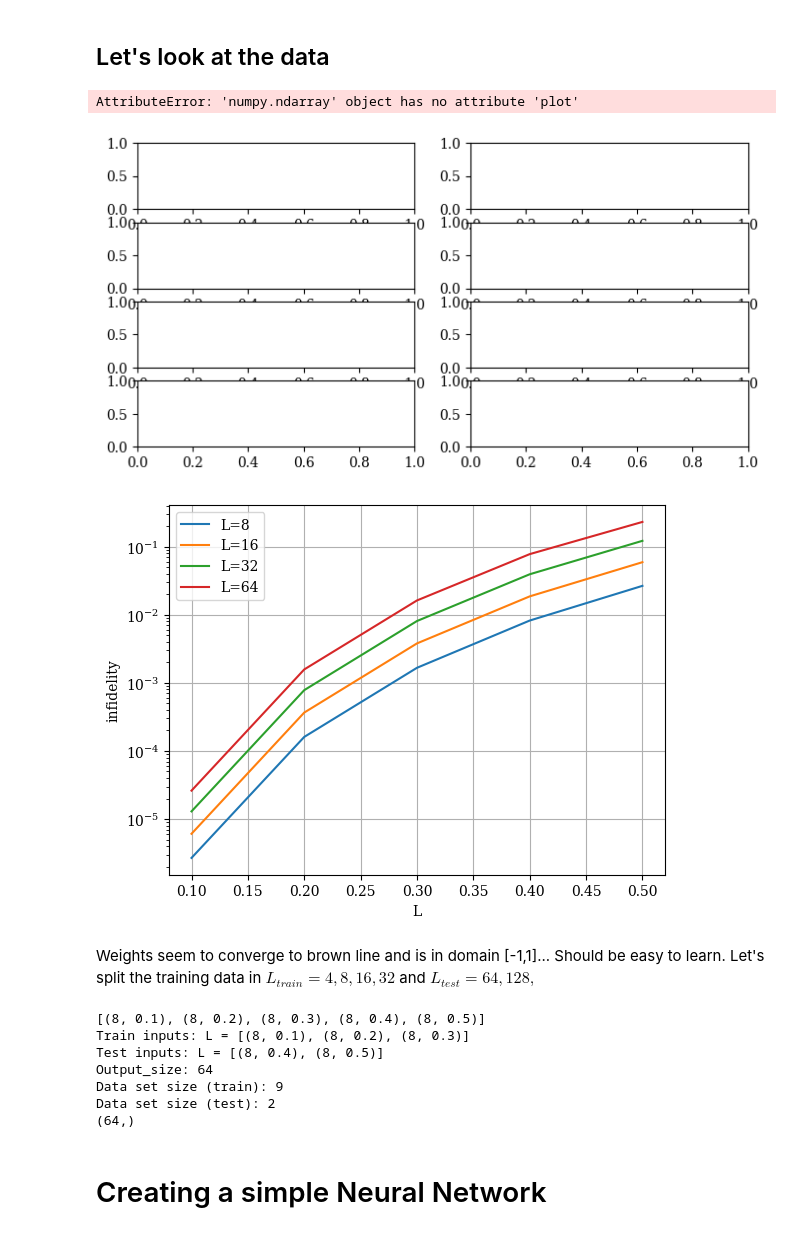
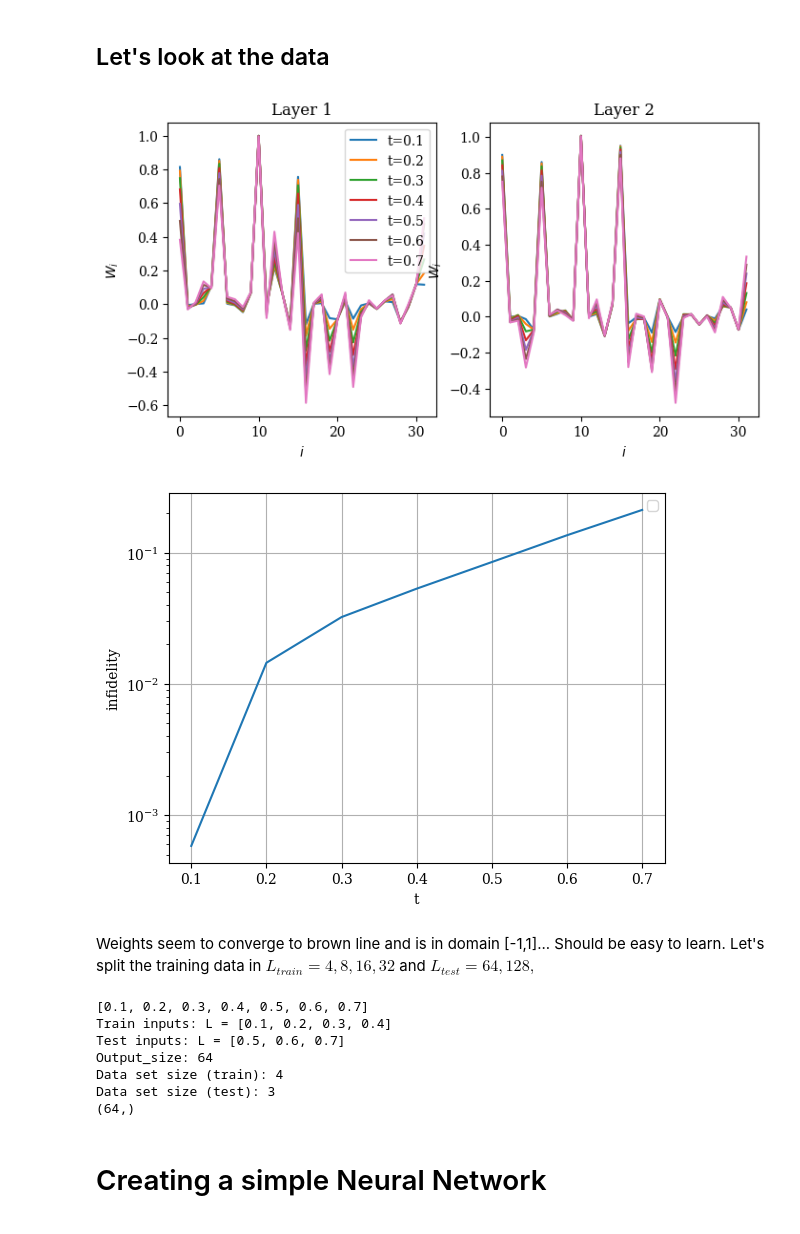
Before and after one commit to reecejrobertson/variational_compilation, a Jupyter notebook: machine_learning/Machine Learning Weights (time).ipynb, the cells around one changed output. Cells and saved outputs as stored; diff of their text form; code cells hidden in the pictures.

Commit message:
Time learning

```diff
--- a/machine_learning/Machine Learning Weights (time).ipynb
+++ b/machine_learning/Machine Learning Weights (time).ipynb
@@ -27,7 +30,7 @@ Device cpu
 # %% [markdown]
 We want to create a data set $\mathcal{D}\{x_i, \boldsymbol{y}_i\}$ where $x_i$ are the system sizes $L$ and times $t$ and $\boldsymbol{y}_i$ are the weights of the two layers. We fix the parameters of the Hamiltonian and time.
 # %%
-t_list = [0.1,0.2,0.3,0.4,0.5]
+t_list = [0.1, 0.2, 0.3,0.4,0.5, 0.6, 0.7]
 # %%
 config = {
     # MODEL
@@ -91,57 +93,48 @@ Test loss for 100 samples = 0.02656333156925872
 config_path = config.copy()
 config_path['GET_PATH'] = True
 config_path['PRINT'] = False
+config_path['L'] = 8
 
-L_list = [2**i for i in range(3, 7)]#config['max_factor']+2)]
 depth = config['depth']
 data_x = []
 data_y = []
 infidelities = []
-for L in L_list:
-    for t in t_list:
-        config_path['t'] = t
-        save_path = main(config_path)
-        save_path_L = f"{save_path}/L_{L}/depth_{2}/ckpts/parameters.ckpt"
-        fid = np.load(f"{save_path}/L_{L}/depth_{2}/test_loss_100.npy")
-        infidelities.append(fid)
-        # Input data x is the system size and time
-        data_x.append((L, t))
-        # Output are flattened parameters
-        # Load parameters and flatten them
-        parameters = torch.load(save_path_L)
-        parameters_flattened = []
-        for k in parameters.keys():
-            U = parameters[k].reshape(4,4)
-            pflat = np.array(parameters[k]).flatten()
-            parameters_flattened.append(np.concatenate([pflat.real, pflat.imag]))
-        data_y.append(np.stack(parameters_flattened))
+for t in t_list:
+    save_path = main(config_path)
+    save_path_L = f"{save_path}/t_{t:1.3f}/depth_{depth}/ckpts/parameters.ckpt"
+    fid = np.load(f"{save_path}/t_{t:1.3f}/depth_{depth}/test_loss_100.npy")
+    infidelities.append(fid)
+    # Input data x is the system size and time
+    data_x.append(t)
+    # Output are flattened parameters
+    # Load parameters and flatten them
+    parameters = torch.load(save_path_L)
+    parameters_flattened = []
+    for k in parameters.keys():
+        U = parameters[k].reshape(4,4)
+        pflat = np.array(parameters[k]).flatten()
+        parameters_flattened.append(np.concatenate([pflat.real, pflat.imag]))
+    data_y.append(np.stack(parameters_flattened))
 # %% [markdown]
 ## Let's look at the data
 # %%
-fig, axs = plt.subplots(len(L_list),2)
+fig, axs = plt.subplots(1,2)
 fig.set_size_inches(8,4)
 for x,y in zip(data_x, data_y):
-    axs[0].plot(y[0], label=f'L={x[0]}, t={x[1]}')
+    axs[0].plot(y[0], label=f't={x}')
     axs[0].set_title('Layer 1')
-    axs[1].plot(y[1], label=f'L={x[0]}, t={x[1]}')
+    axs[1].plot(y[1], label=f't={x}')
     axs[1].set_title('Layer 2')
 for ax in axs:
     ax.set_xlabel('$i$')
     ax.set_ylabel('$W_i$')
 axs[0].legend()
 plt.show()
 # %% [output]
-AttributeError: 'numpy.ndarray' object has no attribute 'plot'
-[figure, old version]
+[figure, new version]
 # %%
-for L in L_list:
-    infidelities_t = []
-    for t in t_list:
-        for i, x in enumerate(data_x):
-            if x[0]==L and x[1]==t:
-                infidelities_t.append(infidelities[i])
-    plt.plot(t_list, infidelities_t, label=f'L={L}')
-plt.xlabel('L')
+plt.plot(t_list, infidelities)
+plt.xlabel('t')
 plt.ylabel('infidelity')
 plt.yscale('log')
 # plt.ylim(1e-3, 1)
@@ -150,7 +143,7 @@ plt.legend()
 plt.savefig("infidelity.png")
 plt.show()
 # %% [output]
-[figure, old version]
+[figure, new version]
 # %% [markdown]
 Weights seem to converge to brown line and is in domain [-1,1]... Should be easy to learn. Let's split the training data in $L_{train}=4,8,16,32$ and $L_{test}= 64,128,$
 # %%
@@ -178,16 +171,16 @@ output_size = data_y_train[0].shape[0]
 print(f"Output_size: {output_size}")
 train_set_size = len(data_y_train)
 test_set_size = len(data_y_test)
-print(f"Data set size (train): {data_set_size}")
+print(f"Data set size (train): {train_set_size}")
 print(f"Data set size (test): {test_set_size}")
 print(data_y_train[0].shape)
 # %% [output]
-[(8, 0.1), (8, 0.2), (8, 0.3), (8, 0.4), (8, 0.5)]
-Train inputs: L = [(8, 0.1), (8, 0.2), (8, 0.3)]
-Test inputs: L = [(8, 0.4), (8, 0.5)]
+[0.1, 0.2, 0.3, 0.4, 0.5, 0.6, 0.7]
+Train inputs: L = [0.1, 0.2, 0.3, 0.4]
+Test inputs: L = [0.5, 0.6, 0.7]
 Output_size: 64
-Data set size (train): 9
-Data set size (test): 2
+Data set size (train): 4
+Data set size (test): 3
 (64,)
 # %% [markdown]
 # Creating a simple Neural Network
```
Also changed, not shown: parts of 13 cells of this notebook, 3 other files.
